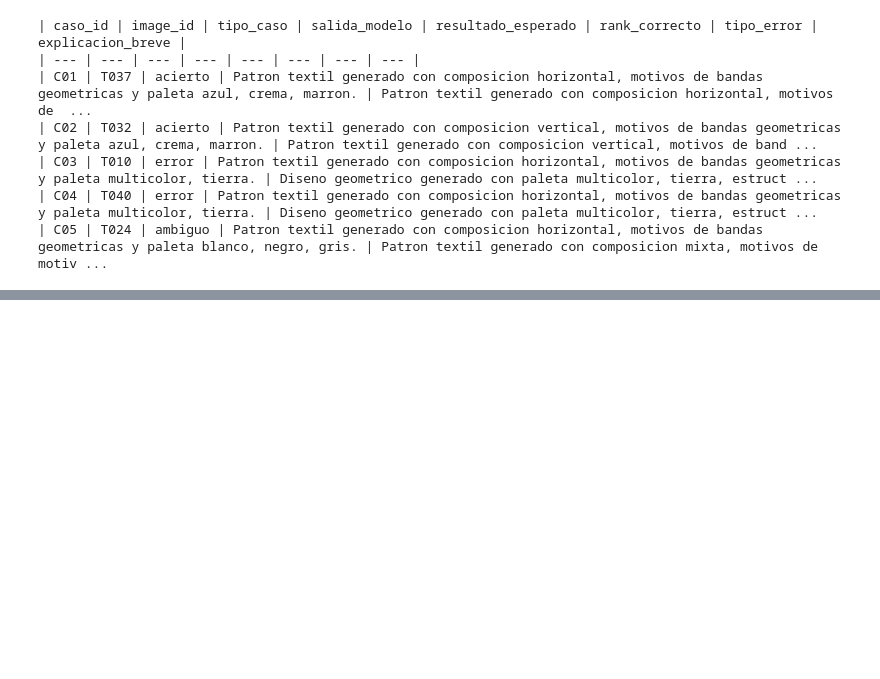
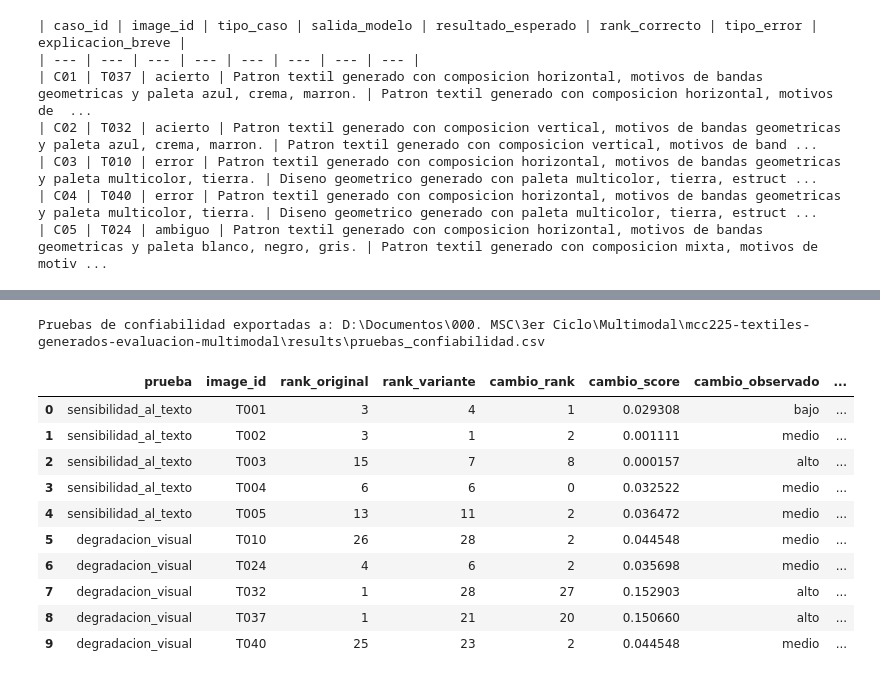
Before and after one commit to hsancheza90-art/mcc225-textiles-generados-evaluacion-multimodal, a Jupyter notebook: notebooks/Cuaderno14_MCC225_resuelto.ipynb, the cells around one changed output, grey strips where cells are left out. Saved outputs shown, nothing was run; the diff lists cells and outputs as text; code cells hidden in the pictures; blank space fills up the shorter version.

Commit message:
Add reliability tests for multimodal evaluation

```diff
--- a/notebooks/Cuaderno14_MCC225_resuelto.ipynb
+++ b/notebooks/Cuaderno14_MCC225_resuelto.ipynb
@@ -1114,0 +1374,46 @@ print(markdown_cases)
+# %%
+# ============================================================
+# 33. Exportación de pruebas de confiabilidad
+# ============================================================
+
+confiabilidad_df = pd.concat(
+    [prompt_sensitivity_df, visual_degradation_df],
+    ignore_index=True
+)
+
+confiabilidad_path = RESULTS_DIR / "pruebas_confiabilidad.csv"
+
+confiabilidad_df.to_csv(
+    confiabilidad_path,
+    index=False,
+    encoding="utf-8",
+    lineterminator="\n"
+)
+
+print("Pruebas de confiabilidad exportadas a:", confiabilidad_path)
+
+confiabilidad_df[
+    [
+        "prueba",
+        "image_id",
+        "rank_original",
+        "rank_variante",
+        "cambio_rank",
+        "cambio_score",
+        "cambio_observado",
+        "interpretacion"
+    ]
+]
+# %% [output]
+Pruebas de confiabilidad exportadas a: D:\Documentos\000. MSC\3er Ciclo\Multimodal\mcc225-textiles-generados-evaluacion-multimodal\results\pruebas_confiabilidad.csv
+|  | prueba | image_id | rank_original | rank_variante | cambio_rank | cambio_score | cambio_observado | ... |
+| 0 | sensibilidad_al_texto | T001 | 3 | 4 | 1 | 0.029308 | bajo | ... |
+| 1 | sensibilidad_al_texto | T002 | 3 | 1 | 2 | 0.001111 | medio | ... |
+| 2 | sensibilidad_al_texto | T003 | 15 | 7 | 8 | 0.000157 | alto | ... |
+| 3 | sensibilidad_al_texto | T004 | 6 | 6 | 0 | 0.032522 | medio | ... |
+| 4 | sensibilidad_al_texto | T005 | 13 | 11 | 2 | 0.036472 | medio | ... |
+| 5 | degradacion_visual | T010 | 26 | 28 | 2 | 0.044548 | medio | ... |
+| 6 | degradacion_visual | T024 | 4 | 6 | 2 | 0.035698 | medio | ... |
+| 7 | degradacion_visual | T032 | 1 | 28 | 27 | 0.152903 | alto | ... |
+| 8 | degradacion_visual | T037 | 1 | 21 | 20 | 0.150660 | alto | ... |
+| 9 | degradacion_visual | T040 | 25 | 23 | 2 | 0.044548 | medio | ... |
```
Also changed, not shown: parts of 14 cells of this notebook, 5 other files.
